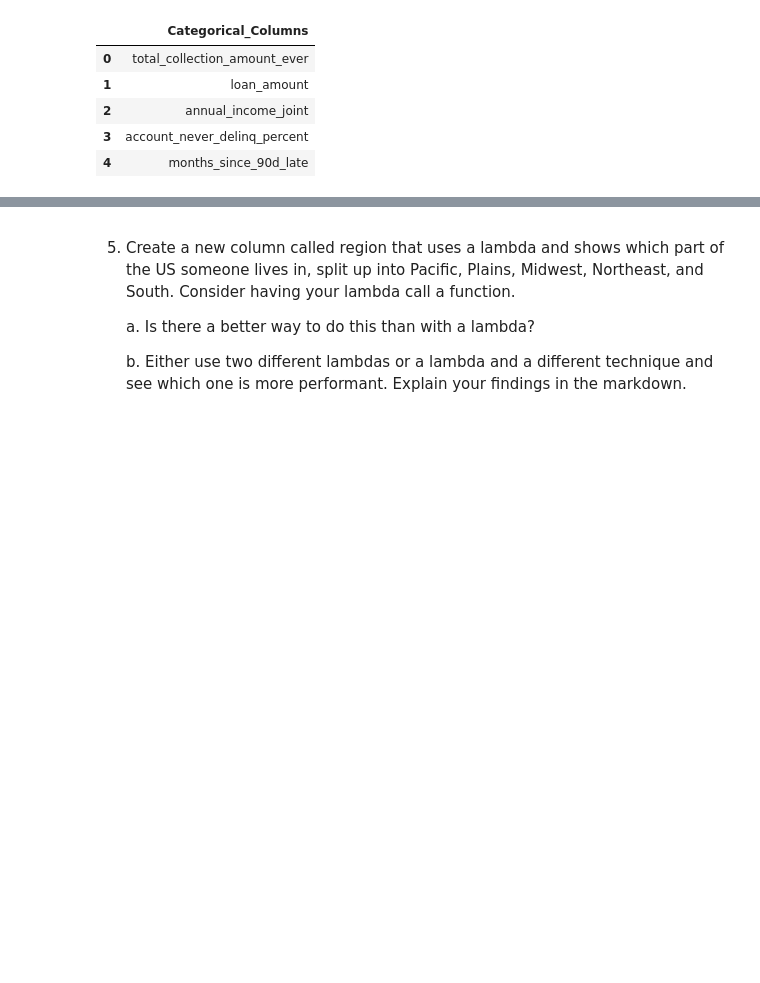
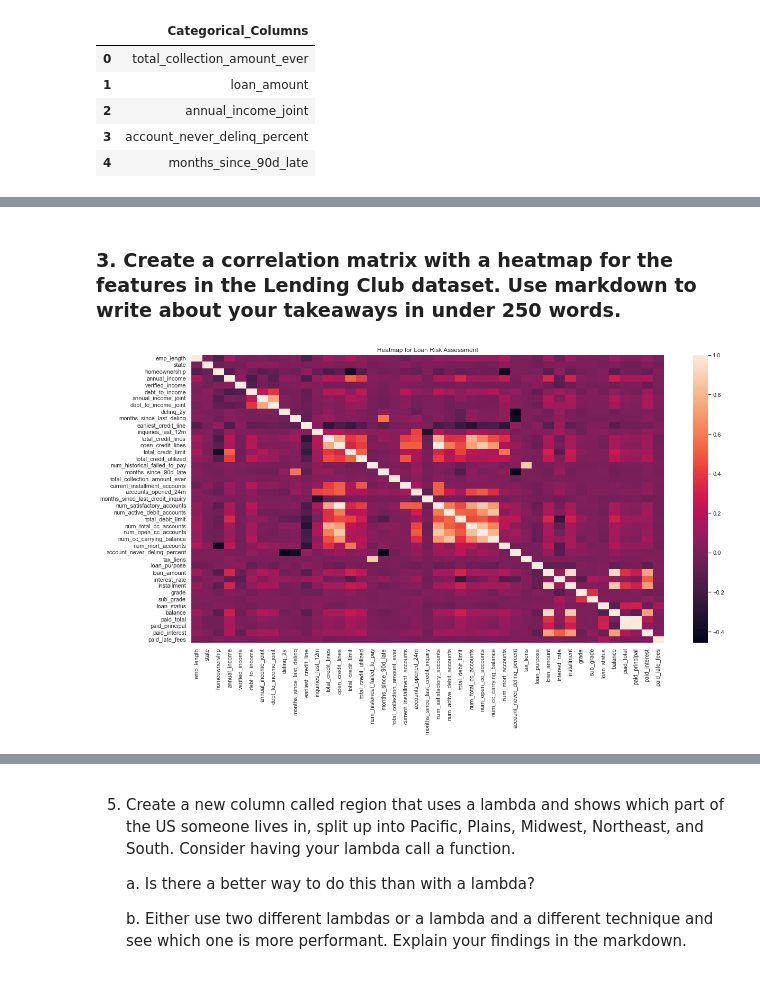
Before and after one commit to N-J-Miller/Week_12, a Jupyter notebook: Week_12_Homework.ipynb, the cells around one changed output, grey strips where cells are left out. Saved outputs shown, nothing was run; the diff lists cells and outputs as text; code cells hidden in the pictures; blank space fills up the shorter version.

```diff
--- a/Week_12_Homework.ipynb
+++ b/Week_12_Homework.ipynb
@@ -118,7 +113,0 @@ In the following lines, I want to remove missing data, convert column types wher
-# %%
-# I think data loses it's value if we don't know it's emp_title, so I will drop those rows:
-
-loans_df.dropna(axis=0, subset=['emp_title'], inplace=True)
-#check to ensure that 833 rows were culled (10000-833 = 9,167)
-loans_df.shape
-#output is as expected!
@@ -297,0 +291,3 @@ Name: total_collection_amount_ever, Length: 896, dtype: int64
+# %%
+loans_df.drop(['disbursement_method','initial_listing_status','num_accounts_30d_past_due','current_accounts_delinq','issue_month','public_record_bankrupt','num_collections_last_12m','application_type','term'], axis=1,inplace=True)
+loans_df.shape
@@ -297,0 +320,28 @@ Name: total_collection_amount_ever, Length: 896, dtype: int64
+# %%
+# state
+ste_c, ste_v = pd.factorize(loans_df['state'])
+loans_df['state'] = ste_c
+
+# homeownership
+hmo_c, hmo_v = pd.factorize(loans_df['homeownership'])
+loans_df['homeownership'] = hmo_c
+
+# sub_grade
+sub_c, sub_v = pd.factorize(loans_df['sub_grade'])
+loans_df['sub_grade'] = sub_c
+
+# loan_purpose
+lnp_c, lnp_v = pd.factorize(loans_df['loan_purpose'])
+loans_df['loan_purpose'] = lnp_c
+
+# grade
+gra_c, gra_v = pd.factorize(loans_df['grade'])
+loans_df['grade'] = gra_c
+
+# loan_status
+lns_c, lns_v = pd.factorize(loans_df['loan_status'])
+loans_df['loan_status'] = lns_c
+
+# verified_income
+vri_c, vri_v = pd.factorize(loans_df['verified_income'])
+loans_df['verified_income'] = vri_c
@@ -298 +382,12 @@ Name: total_collection_amount_ever, Length: 896, dtype: int64
+# %% [markdown]
+### 3. Create a correlation matrix with a heatmap for the features in the Lending Club dataset. Use markdown to write about your takeaways in under 250 words.
+# %%
+loans_corr = loans_df.corr()
+loans_corr
+plt.subplots(1,1,figsize=(20,10))
+sns.heatmap(loans_corr)
+plt.title("Heatmap for Loan Risk Assessment")
+plt.show()
+# %% [output]
+[figure, added]
 # %% [markdown]
```
Also changed, not shown: parts of 43 cells of this notebook.
